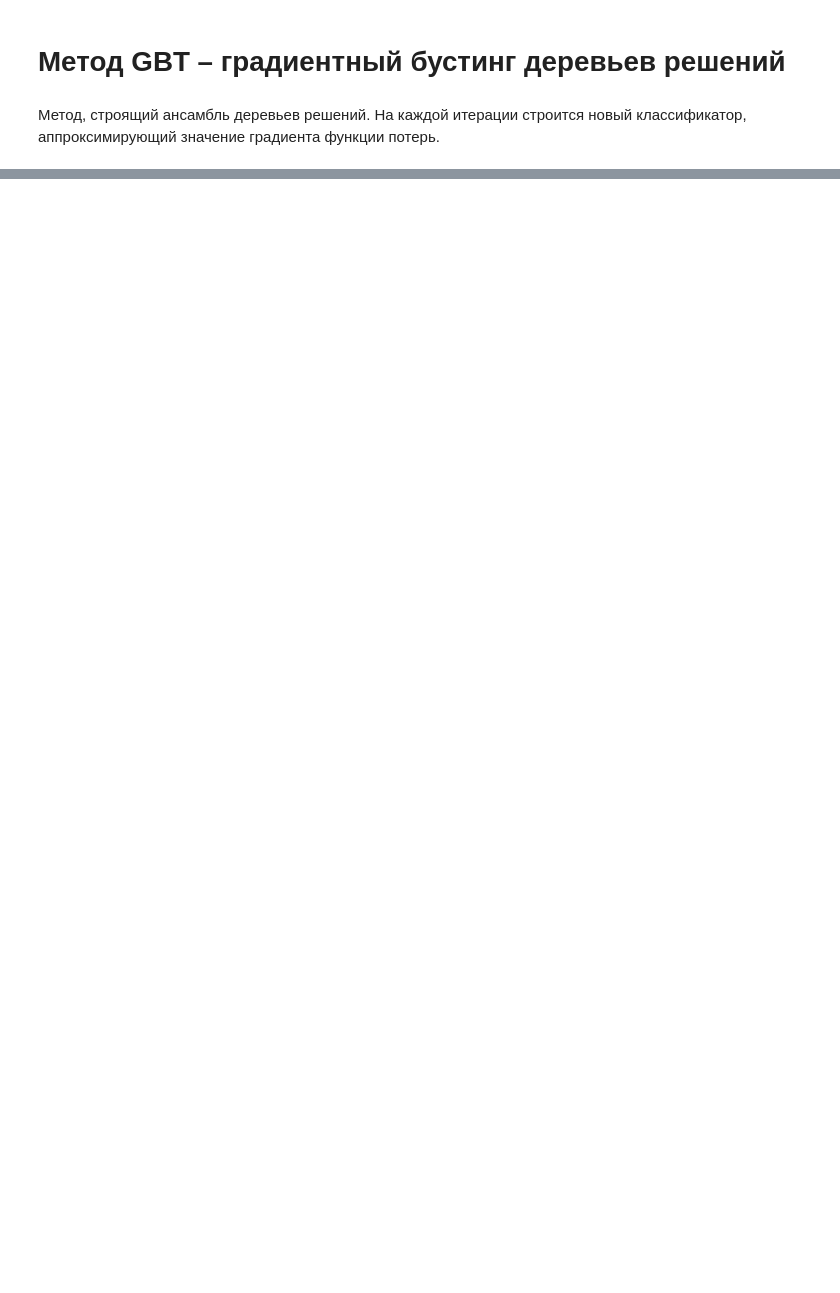
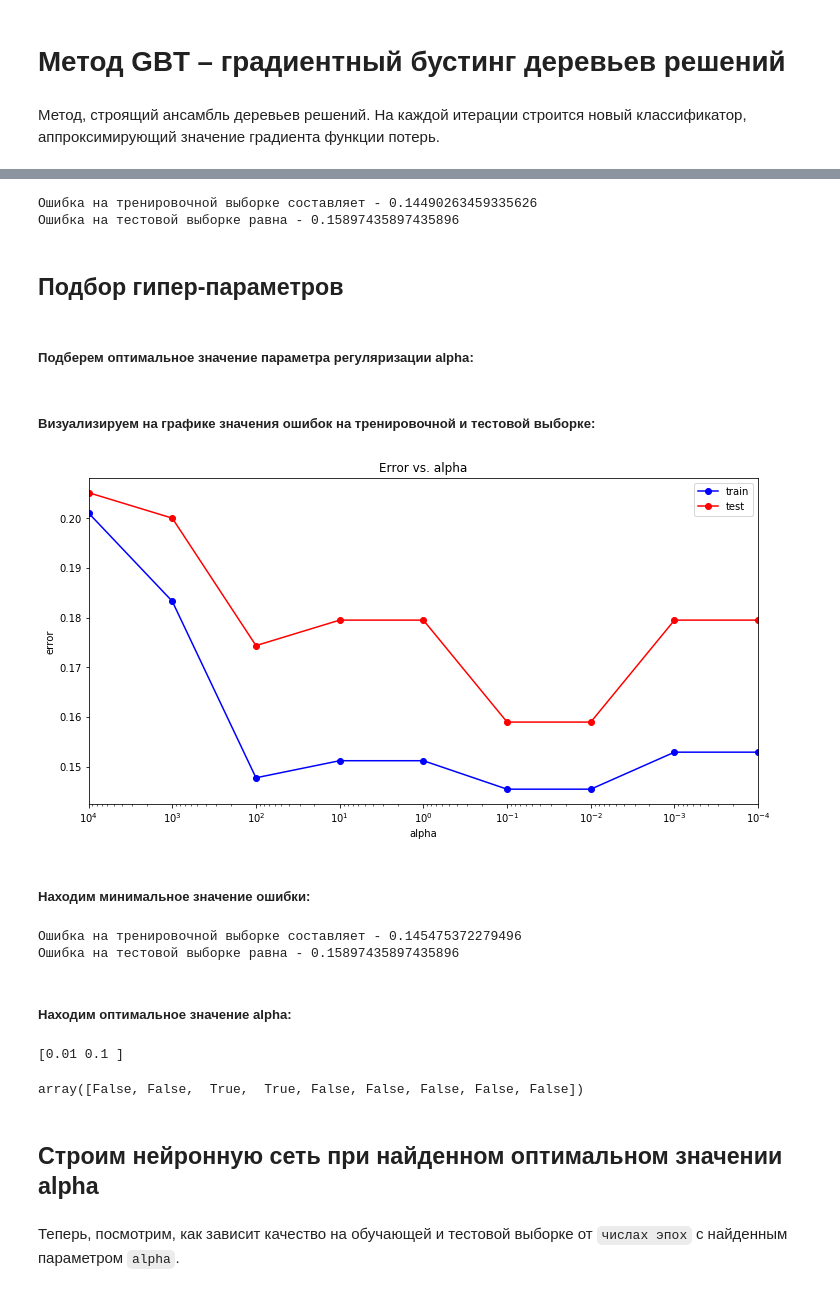
Before and after one commit to KornevaTatiana/DataAnalysis, a Jupyter notebook: DataAnalysis.ipynb, the cells around one changed output, grey strips where cells are left out. Drawn from its saved outputs; the diff is of its cells as text; code cells hidden in the pictures; blank space fills up the shorter version.

```diff
--- a/DataAnalysis.ipynb
+++ b/DataAnalysis.ipynb
@@ -714,0 +740,3 @@ print(err_train, err_test)
+# %%
+mlp_model = MLPClassifier(hidden_layer_sizes = (100,), solver = 'lbfgs', activation = 'logistic', random_state = 14)
+mlp_model.fit(X_train, y_train)
@@ -714,0 +753,61 @@ print(err_train, err_test)
+# %%
+y_train_pred = mlp_model.predict(X_train)
+y_test_pred = mlp_model.predict(X_test)
+print( 'Ошибка на тренировочной выборке составляет - {}\nОшибка на тестовой выборке равна - {}'.format(np.mean(y_train != y_train_pred), np.mean(y_test != y_test_pred)))
+# %% [output]
+Ошибка на тренировочной выборке составляет - 0.14490263459335626
+Ошибка на тестовой выборке равна - 0.15897435897435896
+# %% [markdown]
+## Подбор гипер-параметров
+# %% [markdown]
+##### Подберем оптимальное значение параметра регуляризации alpha:
+# %%
+alpha_arr = np.power(10.0, np.arange(-4, 5))
+test_err = []
+train_err = []
+for alpha in alpha_arr:
+    mlp_model = MLPClassifier(alpha = alpha, hidden_layer_sizes = (100,), random_state=14,
+                              solver = 'lbfgs', activation = 'logistic', max_iter = 50)
+    mlp_model.fit(X_train, y_train)
+
+    y_train_pred = mlp_model.predict(X_train)
+    y_test_pred = mlp_model.predict(X_test)
+    train_err.append(np.mean(y_train != y_train_pred))
+    test_err.append(np.mean(y_test != y_test_pred))
+# %% [markdown]
+##### Визуализируем на графике значения ошибок на тренировочной и тестовой выборке:
+# %%
+from pylab import rcParams
+rcParams['figure.figsize'] = 12, 6
+# %%
+plt.semilogx(alpha_arr, train_err, 'b-o', label = 'train')
+plt.semilogx(alpha_arr, test_err, 'r-o', label = 'test')
+plt.xlim([np.max(alpha_arr), np.min(alpha_arr)])
+plt.title('Error vs. alpha')
+plt.xlabel('alpha')
+plt.ylabel('error')
+plt.legend()
+pass
+# %% [output]
+[figure, added]
+# %% [markdown]
+##### Находим минимальное значение ошибки:
+# %%
+min_train_err = np.min(train_err)
+min_test_err = np.min(test_err)
+print( 'Ошибка на тренировочной выборке составляет - {}\nОшибка на тестовой выборке равна - {}'.format(min_train_err, min_test_err))
+# %% [output]
+Ошибка на тренировочной выборке составляет - 0.145475372279496
+Ошибка на тестовой выборке равна - 0.15897435897435896
+# %% [markdown]
+##### Находим оптимальное значение alpha:
+# %%
+alpha_opt = alpha_arr[test_err == min_test_err]
+print(alpha_opt)
+# %% [output]
+[0.01 0.1 ]
+# %%
+a = test_err == min_test_err
+a
+# %% [output]
+array([False, False,  True,  True, False, False, False, False, False])
@@ -714,0 +816,4 @@ print(err_train, err_test)
+# %% [markdown]
+## Строим нейронную сеть при найденном оптимальном значении alpha
+# %% [markdown]
+Теперь, посмотрим, как зависит качество на обучающей и тестовой выборке от `числах эпох` с найденным параметром `alpha`.
```
Also changed, not shown: parts of 86 cells of this notebook.
